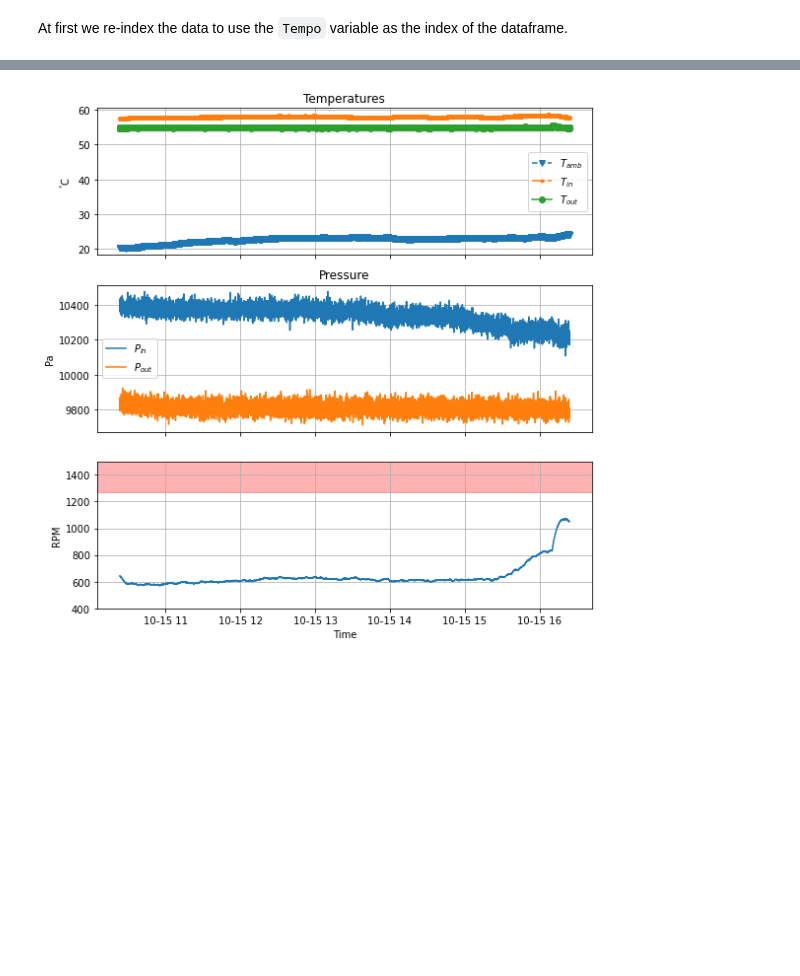
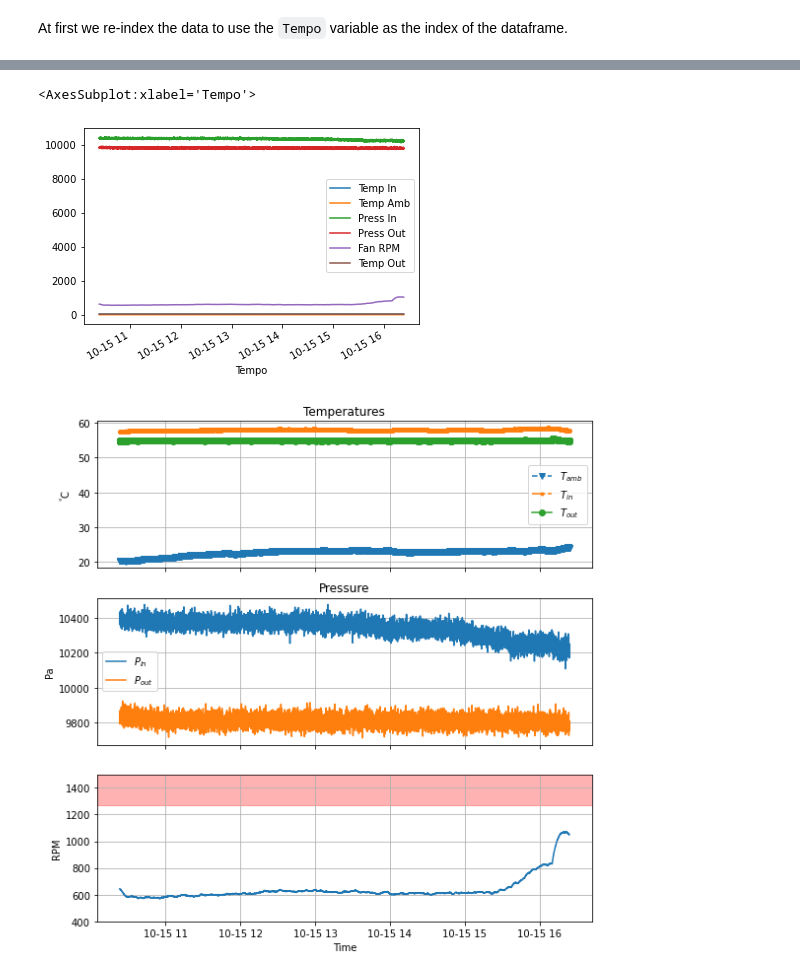
Before and after one commit to carlomt/pycourse, a Jupyter notebook: Notebooks/Exercise-02-Solution.ipynb, the cells around one changed output, grey strips where cells are left out. Drawn from its saved outputs; the diff is of its cells as text; code cells hidden in the pictures; blank space fills up the shorter version.

```diff
--- a/Notebooks/Exercise-02-Solution.ipynb
+++ b/Notebooks/Exercise-02-Solution.ipynb
@@ -49,3 +54,8 @@ rawdata.set_index("Tempo", inplace=True)
+# %%
+rawdata.plot()
+# %% [output]
+<AxesSubplot:xlabel='Tempo'>
+[figure, added]
 # %%
 ###### Exercise 1 ############
 # Make plots of the measurements as a function of time.
```
Also changed, not shown: parts of 10 cells of this notebook, 3 other files.
